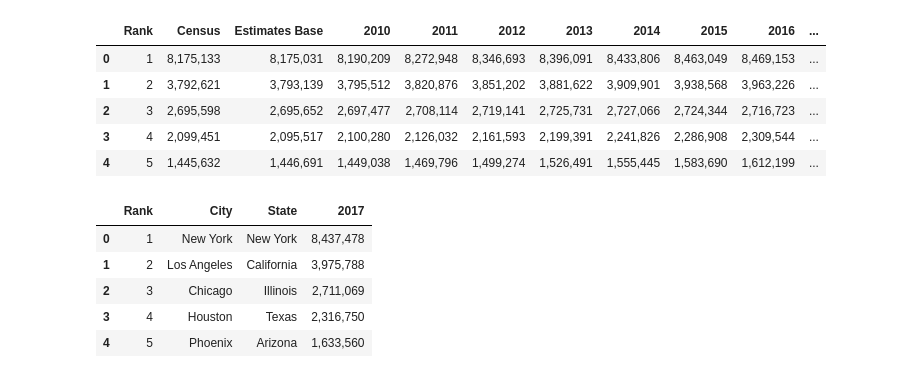
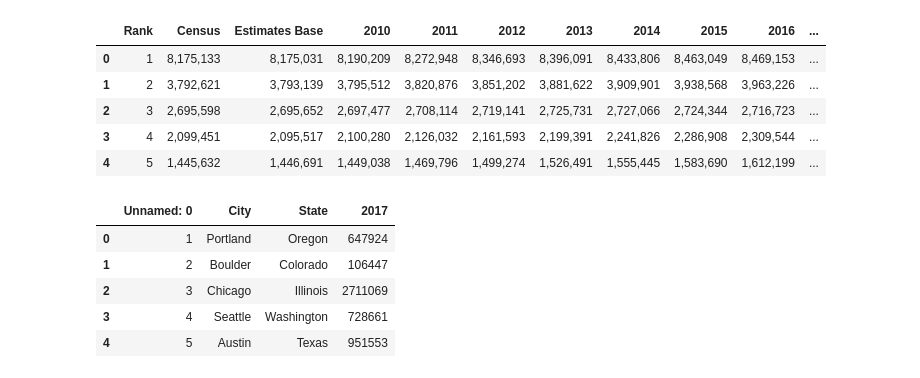
Before and after one commit to a-prospero/strange_brew, a Jupyter notebook: beer_analysis.ipynb, the cells around one changed output. Drawn from its saved outputs; the diff is of its cells as text; code cells hidden in the pictures.

```diff
--- a/beer_analysis.ipynb
+++ b/beer_analysis.ipynb
@@ -179,3 +179,7 @@ cities_totals
 city_plot = cities_totals.plot.bar(x='City', y='Breweries', title = "Number of Breweries Per City")
 # %% [output]
 [figure]
+# %%
+cities_population_2017_data_path = "data/cities_population_data.csv"
+# %%
+cities_pop_2017 = pd.read_csv(cities_population_2017_data_path)
@@ -208,9 +218,9 @@ city_pop_2017 = cities_pop.loc[:, ["Rank", "City", "State", "2017"]]
 # %%
-city_pop_2017.head()
+cities_pop_2017.head()
 # %% [output]
-|  | Rank | City | State | 2017 |
-| 0 | 1 | New York | New York | 8,437,478 |
-| 1 | 2 | Los Angeles | California | 3,975,788 |
-| 2 | 3 | Chicago | Illinois | 2,711,069 |
-| 3 | 4 | Houston | Texas | 2,316,750 |
-| 4 | 5 | Phoenix | Arizona | 1,633,560 |
+|  | Unnamed: 0 | City | State | 2017 |
+| 0 | 1 | Portland | Oregon | 647924 |
+| 1 | 2 | Boulder | Colorado | 106447 |
+| 2 | 3 | Chicago | Illinois | 2711069 |
+| 3 | 4 | Seattle | Washington | 728661 |
+| 4 | 5 | Austin | Texas | 951553 |
```
Also changed, not shown: parts of 26 cells of this notebook, 4 other files.
